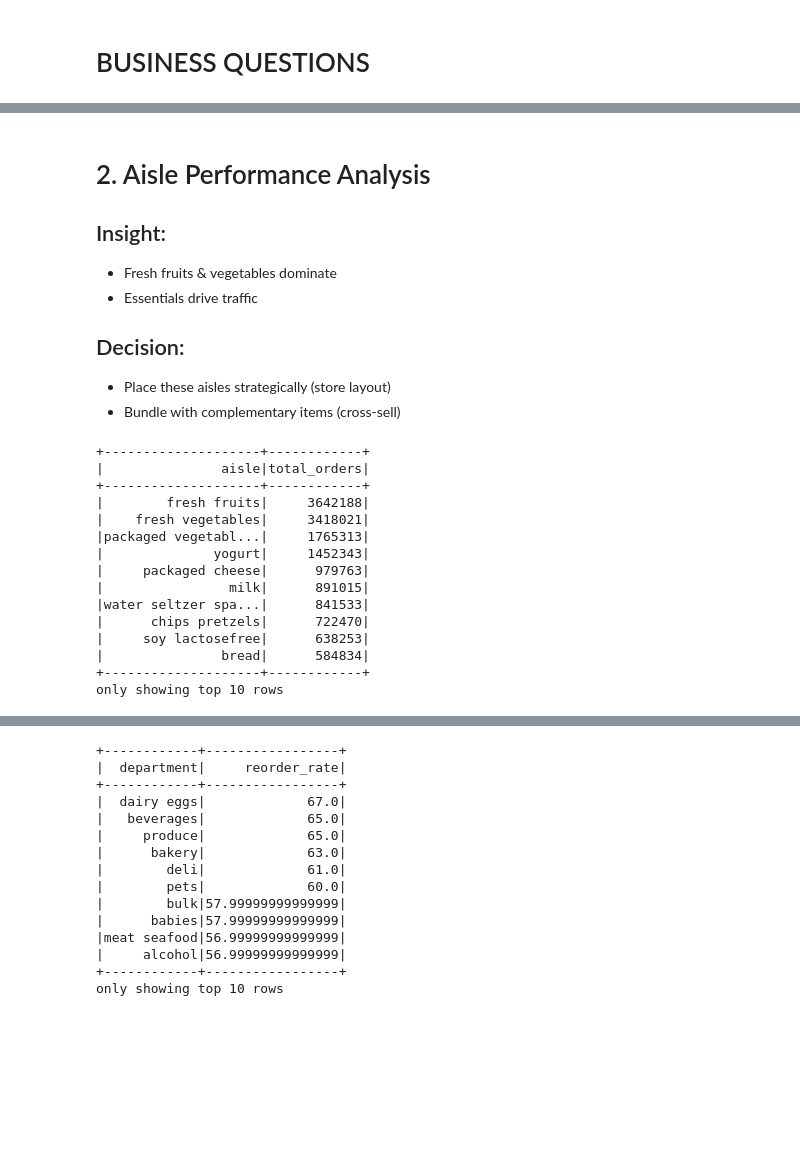
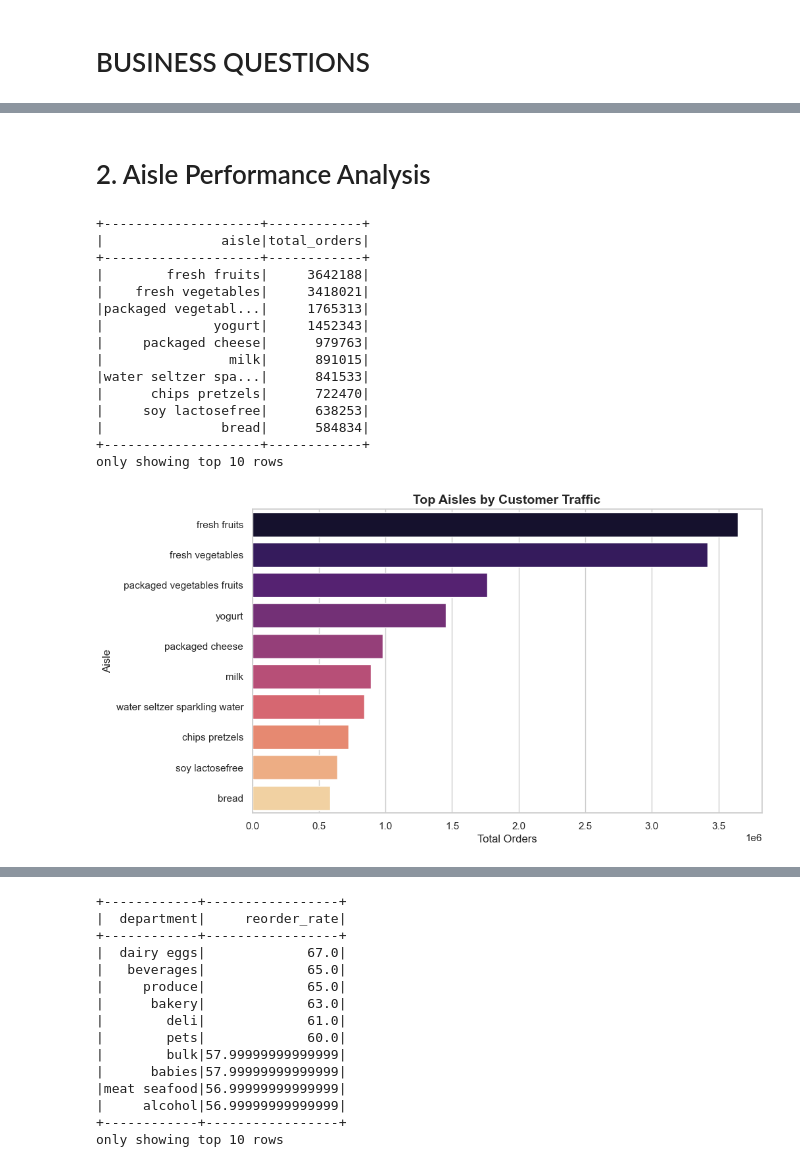
Before and after one commit to bhaskaraya3/instacart-big-data-analytics-pyspark, a Jupyter notebook: instacart_pyspark_analysis.ipynb, the cells around one changed output, grey strips where cells are left out. Saved outputs shown, nothing was run; the diff lists cells and outputs as text; code cells hidden in the pictures; blank space fills up the shorter version.

```diff
--- a/instacart_pyspark_analysis.ipynb
+++ b/instacart_pyspark_analysis.ipynb
@@ -163,27 +186,31 @@ only showing top 10 rows
 # %% [markdown]
 # 2. Aisle Performance Analysis
-
-## Insight:
-- Fresh fruits & vegetables dominate
-- Essentials drive traffic
-## Decision:
-- Place these aisles strategically (store layout)
-- Bundle with complementary items (cross-sell)
 # %%
 df.groupBy("aisle").agg(count("*").alias("total_orders")).orderBy("total_orders", ascending=False).show(10)
+
+pdf_aisle = df.groupBy("aisle").count().orderBy("count", ascending=False).limit(10).toPandas()
+
+sns.barplot(data=pdf_aisle, x="count", y="aisle", hue='aisle',palette="magma",legend=False)
+
+plt.title("Top Aisles by Customer Traffic")
+plt.xlabel("Total Orders")
+plt.ylabel("Aisle")
+
+plt.show()
 # %% [output]
 +--------------------+------------+
 |               aisle|total_orders|
 +--------------------+------------+
 |        fresh fruits|     3642188|
 |    fresh vegetables|     3418021|
 |packaged vegetabl...|     1765313|
 |              yogurt|     1452343|
 |     packaged cheese|      979763|
 |                milk|      891015|
 |water seltzer spa...|      841533|
 |      chips pretzels|      722470|
 |     soy lactosefree|      638253|
 |               bread|      584834|
 +--------------------+------------+
 only showing top 10 rows
+[figure, added]
```
Also changed, not shown: parts of 29 cells of this notebook.
